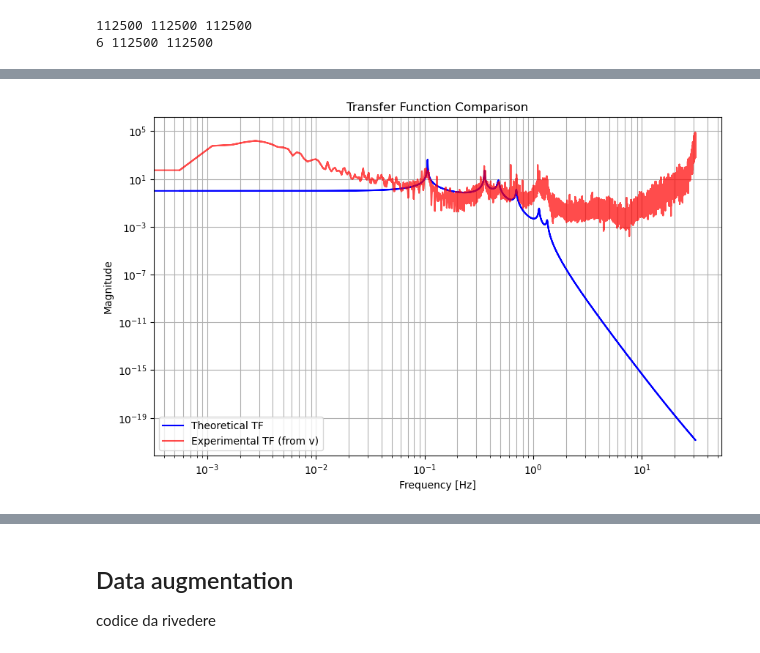
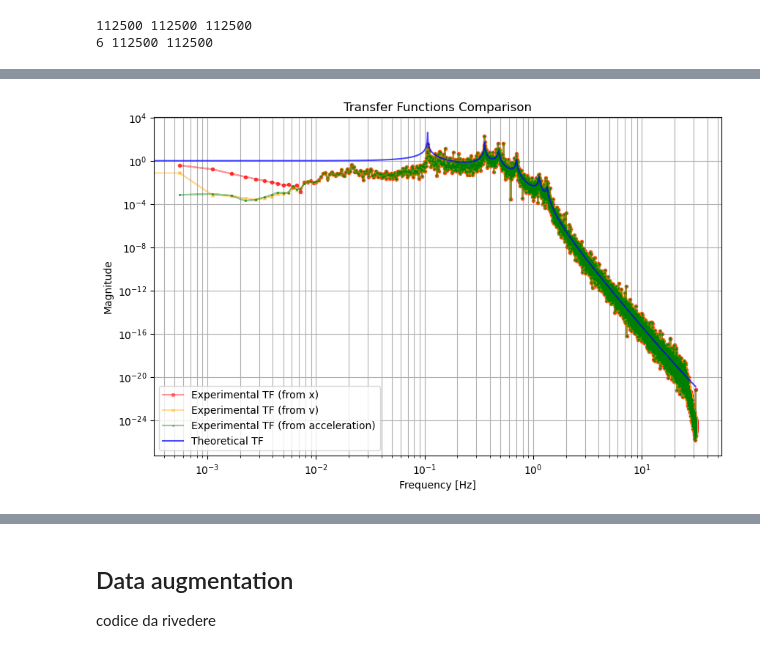
Before and after one commit to letiziapa/sa_v, a Jupyter notebook: first_trial.ipynb, the cells around one changed output, grey strips where cells are left out. Saved outputs shown, nothing was run; the diff lists cells and outputs as text; code cells hidden in the pictures.

Commit message:
plotted new comparison with different TF computation (applied window to data), damping obtained

```diff
--- a/first_trial.ipynb
+++ b/first_trial.ipynb
@@ -307,5 +301,5 @@ print(len(x6))
 # %%
-window = np.hanning(len(ftransform))
+window = np.hanning(len(zt))
 xf_out = np.fft.fft(x6_interp)
 #xf_in = X_f
 xf_in = np.fft.fft(zt)
@@ -322,8 +330,14 @@ xH_mag = np.abs(xH)
 # %%
-xout_frequency_domain = xTF * np.fft.fft(zt)
+xout_frequency_domain = np.fft.fft(zt*window) * H[5]  # output in frequency domain (xout)
 xout_time_domain = np.fft.ifft(xout_frequency_domain)
-vout_frequency_domain = np.fft.fft(seism*window) * vTF # output in frequency domain (vout)
+vout_frequency_domain = np.fft.fft(seism*window) * H[5] # output in frequency domain (vout)
 vout_time_domain = np.fft.ifft(vout_frequency_domain)
+acc_out_frequency_domain = np.fft.fft(At*window) * H[5]
+acc_out_time_domain = np.fft.ifft(acc_out_frequency_domain)
+# %%
+transfer_function_velocity = vout_frequency_domain / ftransform
+transfer_function_displacement = xout_frequency_domain / X_f
+transfer_function_acceleration = acc_out_frequency_domain / acc
 # %%
 # ------------------------------Plot time evolution------------------------#
 # # save time evol in a file (for the first and last mass)
@@ -363,17 +379,22 @@ plt.show()
 # %%
 # Plot it alongside the theoretical one
 plt.figure(figsize=(10, 6))
-plt.loglog(abs(frequencies),abs(Tf[5]), label="Theoretical TF", color="blue")
-plt.loglog(abs(frequencies), abs(vTF), label="Experimental TF (from v)", color="red", alpha=0.7)
-#plt.loglog(abs(frequencies), abs(xTF), label="Experimental TF (from x)", color="green", alpha=0.7)
+# plt.loglog(abs(frequencies),abs(Tf[5]), label="Theoretical TF", color="blue")
+plt.loglog(abs(frequencies), abs(transfer_function_displacement), label="Experimental TF (from x)", color="red", alpha=0.4, marker='o', markersize=3)
+plt.loglog(abs(frequencies), abs(transfer_function_velocity), label="Experimental TF (from v)", color="orange", alpha=0.4, marker='x', markersize =3)
+plt.loglog(abs(frequencies), abs(transfer_function_acceleration), label="Experimental TF (from acceleration)", color="green", alpha=0.4, marker='.', markersize=2)
+plt.loglog(frequencies[:half],H[5][:half], label="Theoretical TF", color="blue", alpha =0.7, linewidth=1.5)
+
+
 plt.xlabel("Frequency [Hz]")
 plt.ylabel("Magnitude")
 plt.grid(True, which='both')
 plt.legend()
-plt.title("Transfer Function Comparison")
+plt.title("Transfer Functions Comparison")
+#plt.ylim(1e-21, 1e5)
 plt.show()
 # %% [output]
-[figure, old version]
+[figure, new version]
 # %%
 #compute acceleration from output v6
 #interp_v6 = interp1d(tt_sim, v6, kind='linear', bounds_error=False, fill_value=0.0)
```
Also changed, not shown: parts of 24 cells of this notebook.
